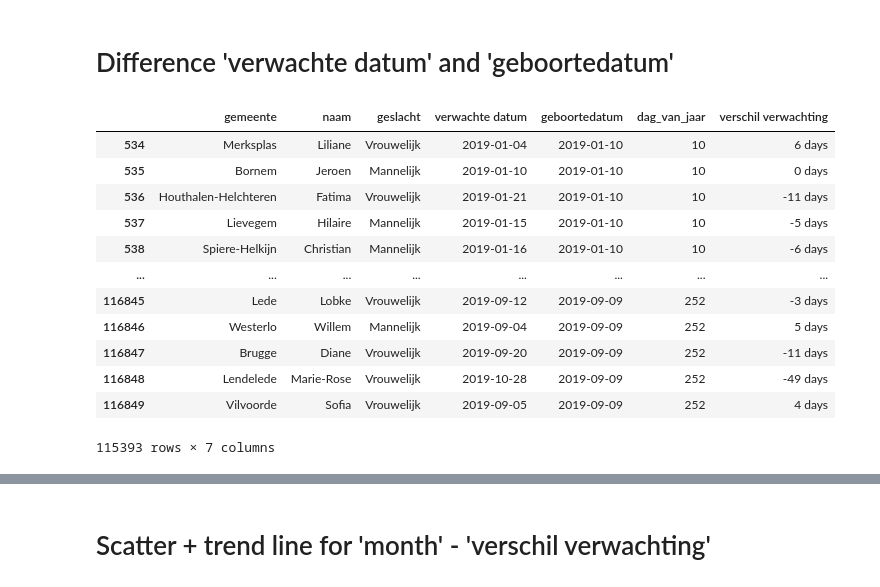
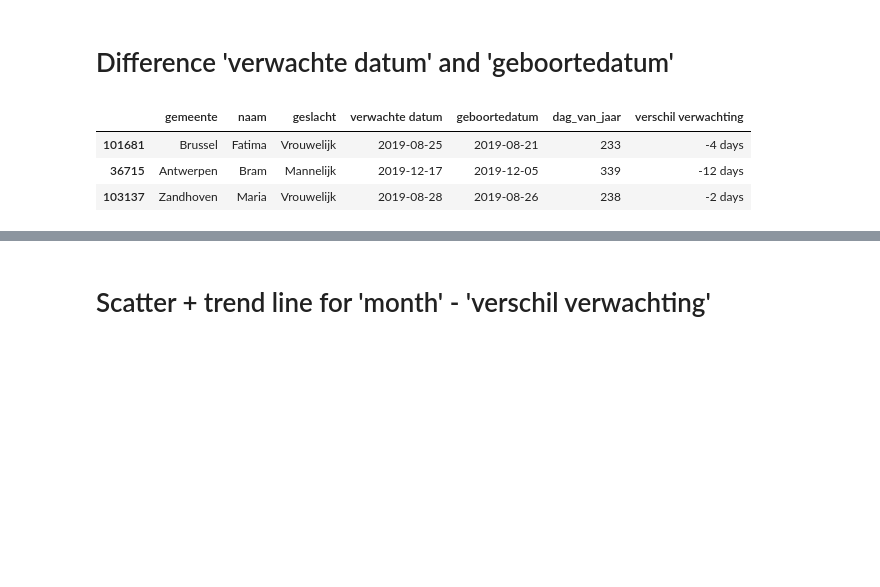
Before and after one commit to cdieltje/ExamenSyntra, a Jupyter notebook: notebooks/examen_deel1_V2.ipynb, the cells around one changed output, grey strips where cells are left out. Cells and saved outputs as stored; diff of their text form; code cells hidden in the pictures; blank space fills up the shorter version.

```diff
--- a/notebooks/examen_deel1_V2.ipynb
+++ b/notebooks/examen_deel1_V2.ipynb
@@ -440,18 +441,9 @@ df_birth_weekday.head(3)
 # %%
 df_test = df_birth_clean.copy()
 df_test['verschil verwachting'] =  df_test['geboortedatum'] - df_test['verwachte datum']
-df_test
+df_test.sample(3)
 # %% [output]
 |  | gemeente | naam | geslacht | verwachte datum | geboortedatum | dag_van_jaar | verschil verwachting |
-| 534 | Merksplas | Liliane | Vrouwelijk | 2019-01-04 | 2019-01-10 | 10 | 6 days |
-| 535 | Bornem | Jeroen | Mannelijk | 2019-01-10 | 2019-01-10 | 10 | 0 days |
-| 536 | Houthalen-Helchteren | Fatima | Vrouwelijk | 2019-01-21 | 2019-01-10 | 10 | -11 days |
-| 537 | Lievegem | Hilaire | Mannelijk | 2019-01-15 | 2019-01-10 | 10 | -5 days |
-| 538 | Spiere-Helkijn | Christian | Mannelijk | 2019-01-16 | 2019-01-10 | 10 | -6 days |
-| ... | ... | ... | ... | ... | ... | ... | ... |
-| 116845 | Lede | Lobke | Vrouwelijk | 2019-09-12 | 2019-09-09 | 252 | -3 days |
-| 116846 | Westerlo | Willem | Mannelijk | 2019-09-04 | 2019-09-09 | 252 | 5 days |
-| 116847 | Brugge | Diane | Vrouwelijk | 2019-09-20 | 2019-09-09 | 252 | -11 days |
-| 116848 | Lendelede | Marie-Rose | Vrouwelijk | 2019-10-28 | 2019-09-09 | 252 | -49 days |
-| 116849 | Vilvoorde | Sofia | Vrouwelijk | 2019-09-05 | 2019-09-09 | 252 | 4 days |
+| 101681 | Brussel | Fatima | Vrouwelijk | 2019-08-25 | 2019-08-21 | 233 | -4 days |
+| 36715 | Antwerpen | Bram | Mannelijk | 2019-12-17 | 2019-12-05 | 339 | -12 days |
+| 103137 | Zandhoven | Maria | Vrouwelijk | 2019-08-28 | 2019-08-26 | 238 | -2 days |
-115393 rows × 7 columns
```
Also changed, not shown: parts of 13 cells of this notebook, 1 other file.
